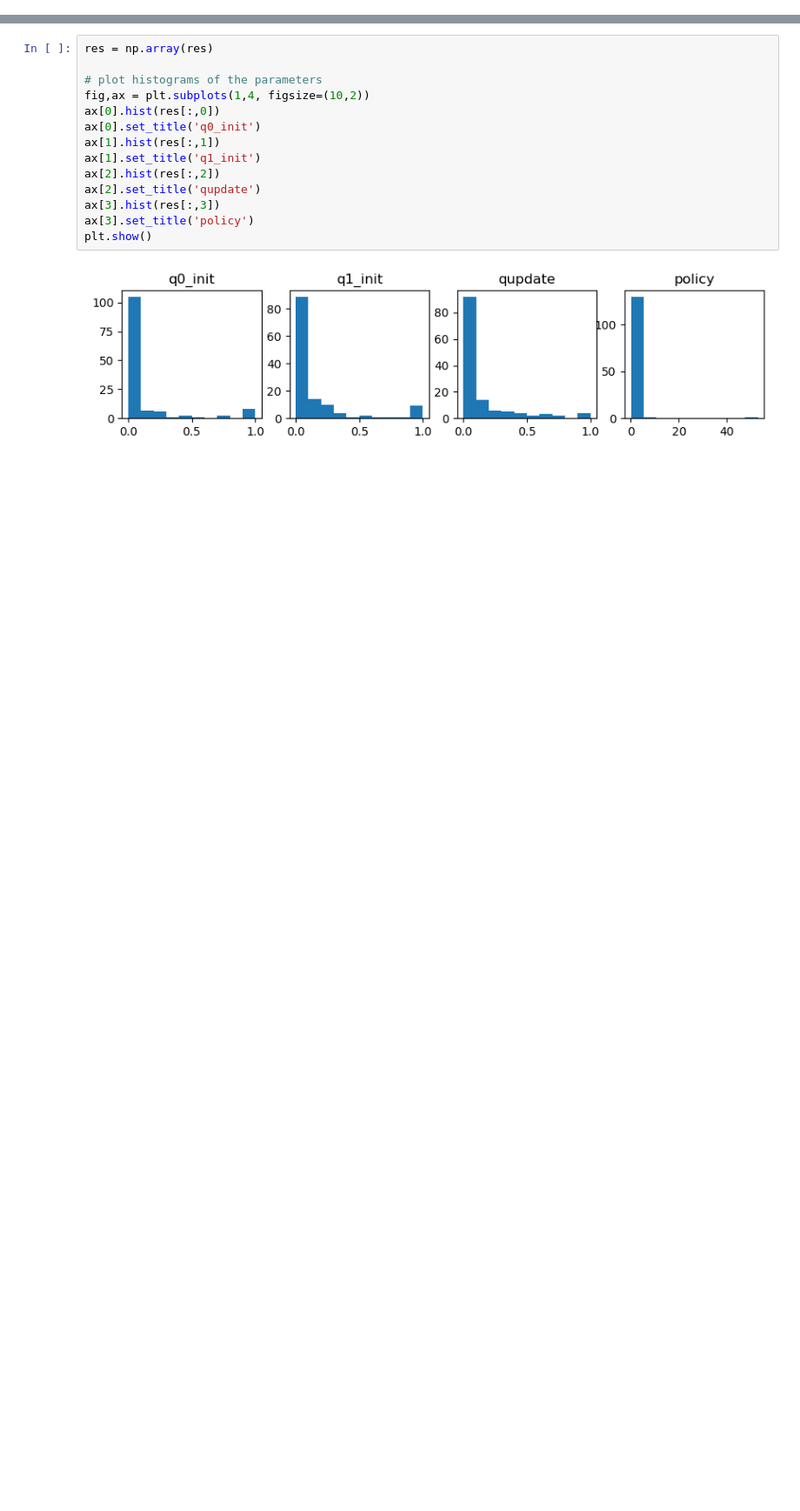
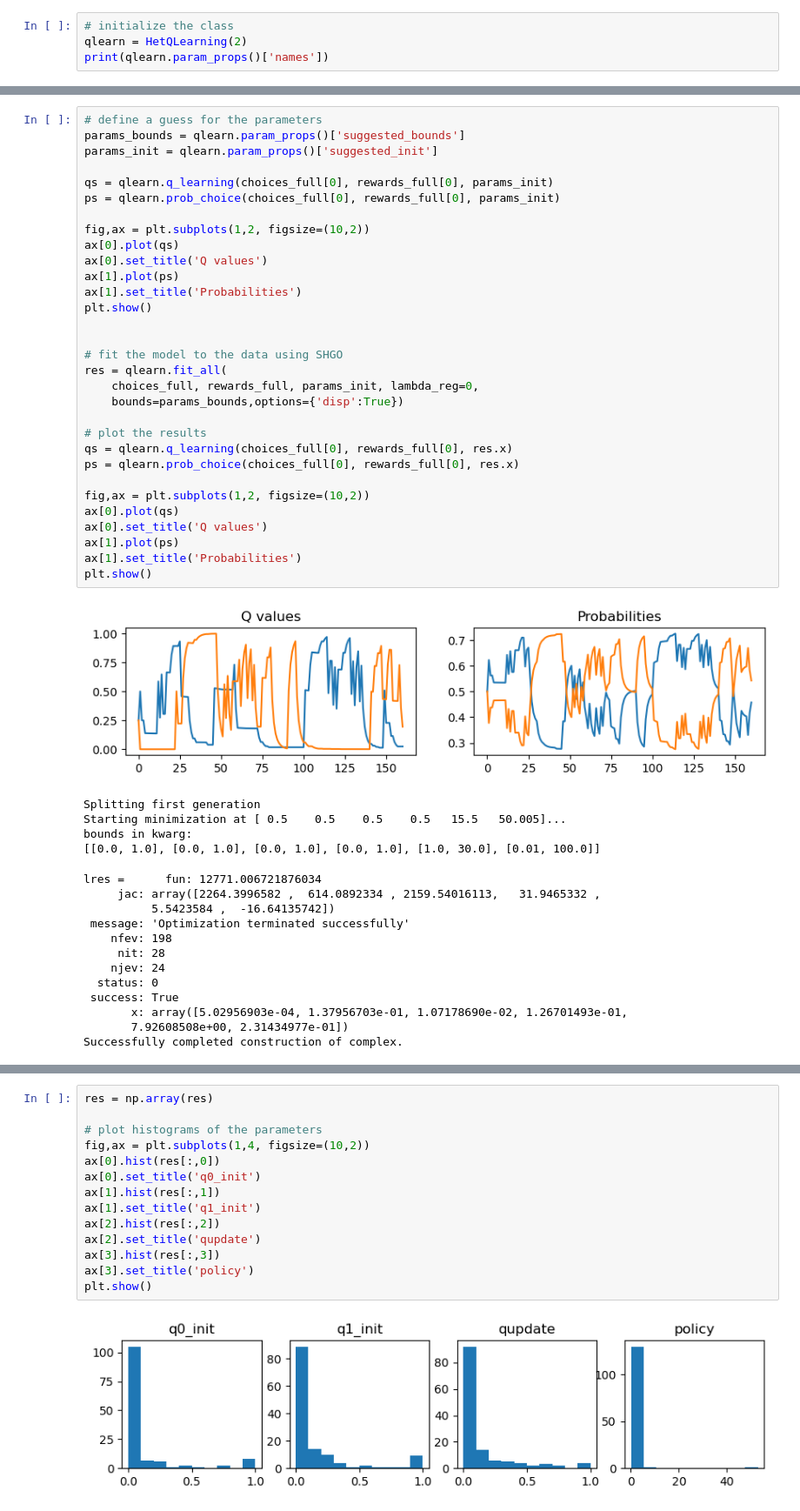
Before and after one commit to neurorishika/pyGORL, a Jupyter notebook: q_learning_global.ipynb, the cells around one changed output, grey strips where cells are left out. Shown at 87% size. Drawn from its saved outputs; the diff is of its cells as text; blank space fills up the shorter version.

```diff
--- a/q_learning_global.ipynb
+++ b/q_learning_global.ipynb
@@ -80,0 +168,4 @@ class QLearning():
+# %%
+# initialize the class
+qlearn = HetQLearning(2)
+print(qlearn.param_props()['names'])
@@ -80,0 +182,49 @@ class QLearning():
+# %%
+# define a guess for the parameters
+params_bounds = qlearn.param_props()['suggested_bounds']
+params_init = qlearn.param_props()['suggested_init']
+
+qs = qlearn.q_learning(choices_full[0], rewards_full[0], params_init)
+ps = qlearn.prob_choice(choices_full[0], rewards_full[0], params_init)
+
+fig,ax = plt.subplots(1,2, figsize=(10,2))
+ax[0].plot(qs)
+ax[0].set_title('Q values')
+ax[1].plot(ps)
+ax[1].set_title('Probabilities')
+plt.show()
+
+
+# fit the model to the data using SHGO
+res = qlearn.fit_all(
+    choices_full, rewards_full, params_init, lambda_reg=0,
+    bounds=params_bounds,options={'disp':True})
+
+# plot the results
+qs = qlearn.q_learning(choices_full[0], rewards_full[0], res.x)
+ps = qlearn.prob_choice(choices_full[0], rewards_full[0], res.x)
+
+fig,ax = plt.subplots(1,2, figsize=(10,2))
+ax[0].plot(qs)
+ax[0].set_title('Q values')
+ax[1].plot(ps)
+ax[1].set_title('Probabilities')
+plt.show()
+# %% [output]
+[figure, added]
+Splitting first generation
+Starting minimization at [ 0.5    0.5    0.5    0.5   15.5   50.005]...
+bounds in kwarg:
+[[0.0, 1.0], [0.0, 1.0], [0.0, 1.0], [0.0, 1.0], [1.0, 30.0], [0.01, 100.0]]
+lres =      fun: 12771.006721876034
+     jac: array([2264.3996582 ,  614.0892334 , 2159.54016113,   31.9465332 ,
+          5.5423584 ,  -16.64135742])
+ message: 'Optimization terminated successfully'
+    nfev: 198
+     nit: 28
+    njev: 24
+  status: 0
+ success: True
+       x: array([5.02956903e-04, 1.37956703e-01, 1.07178690e-02, 1.26701493e-01,
+       7.92608508e+00, 2.31434977e-01])
+Successfully completed construction of complex.
```
Also changed, not shown: parts of 22 cells of this notebook, 5 other files.
